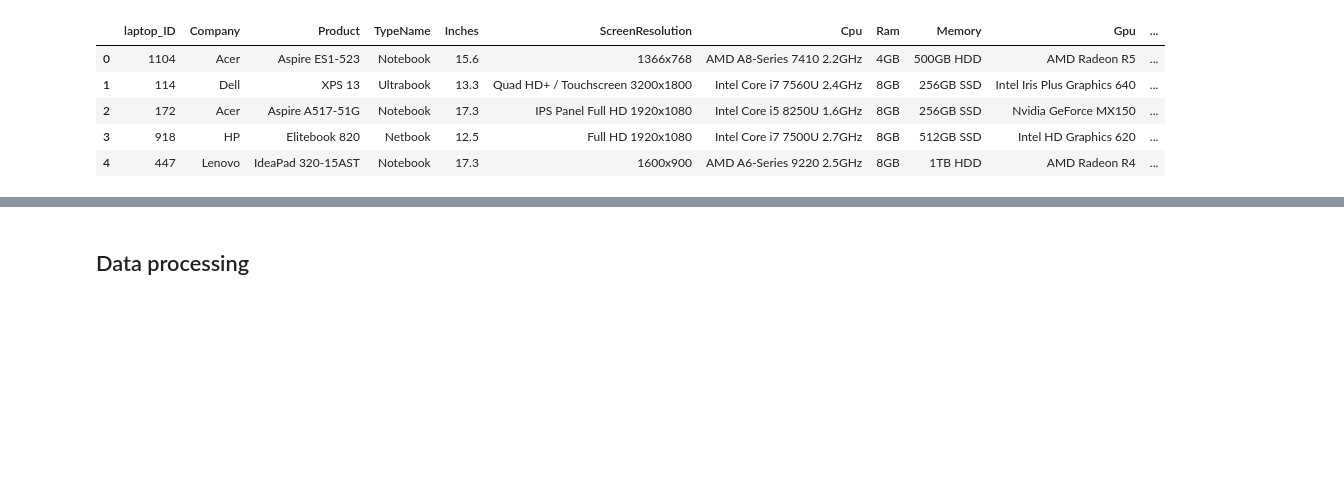
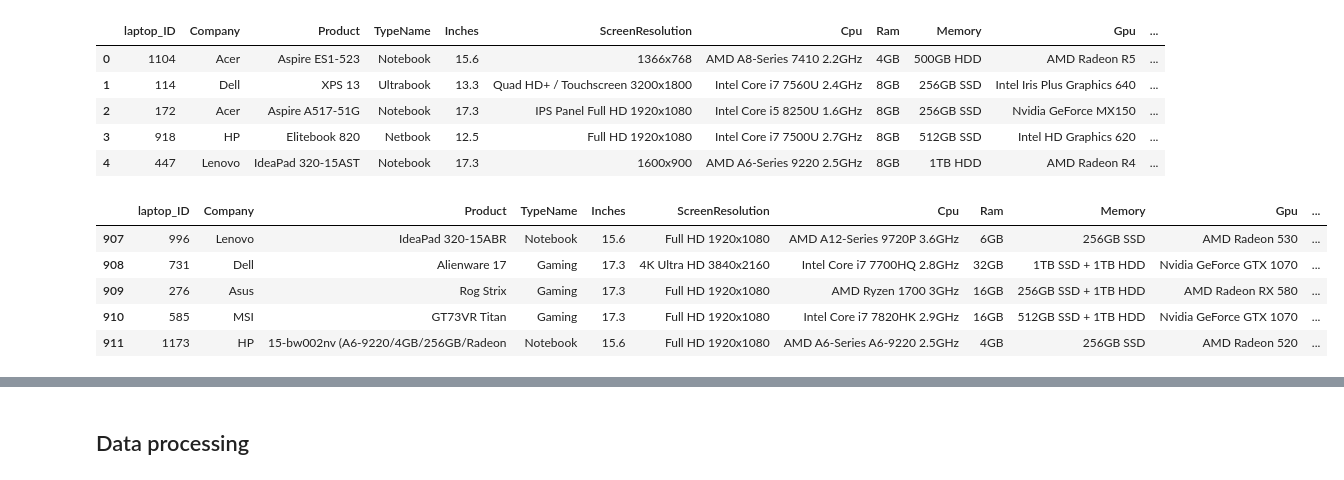
Before and after one commit to mariaortizz/DS_PT_09_2023, a Jupyter notebook: Machine_Learning/1-Supervisado/1-Regression/Kaggle1/Kaggle_Ayuda_j.ipynb, the cells around one changed output, grey strips where cells are left out. Cells and saved outputs as stored; diff of their text form; code cells hidden in the pictures; blank space fills up the shorter version.

```diff
--- a/Machine_Learning/1-Supervisado/1-Regression/Kaggle1/Kaggle_Ayuda_j.ipynb
+++ b/Machine_Learning/1-Supervisado/1-Regression/Kaggle1/Kaggle_Ayuda_j.ipynb
@@ -46,3 +46,12 @@ train.head()
 | 2 | 172 | Acer | Aspire A517-51G | Notebook | 17.3 | IPS Panel Full HD 1920x1080 | Intel Core i5 8250U 1.6GHz | 8GB | 256GB SSD | Nvidia GeForce MX150 | ... |
 | 3 | 918 | HP | Elitebook 820 | Netbook | 12.5 | Full HD 1920x1080 | Intel Core i7 7500U 2.7GHz | 8GB | 512GB SSD | Intel HD Graphics 620 | ... |
 | 4 | 447 | Lenovo | IdeaPad 320-15AST | Notebook | 17.3 | 1600x900 | AMD A6-Series 9220 2.5GHz | 8GB | 1TB HDD | AMD Radeon R4 | ... |
+# %%
+train.tail()
+# %% [output]
+|  | laptop_ID | Company | Product | TypeName | Inches | ScreenResolution | Cpu | Ram | Memory | Gpu | ... |
+| 907 | 996 | Lenovo | IdeaPad 320-15ABR | Notebook | 15.6 | Full HD 1920x1080 | AMD A12-Series 9720P 3.6GHz | 6GB | 256GB SSD | AMD Radeon 530 | ... |
+| 908 | 731 | Dell | Alienware 17 | Gaming | 17.3 | 4K Ultra HD 3840x2160 | Intel Core i7 7700HQ 2.8GHz | 32GB | 1TB SSD + 1TB HDD | Nvidia GeForce GTX 1070 | ... |
+| 909 | 276 | Asus | Rog Strix | Gaming | 17.3 | Full HD 1920x1080 | AMD Ryzen 1700 3GHz | 16GB | 256GB SSD + 1TB HDD | AMD Radeon RX 580 | ... |
+| 910 | 585 | MSI | GT73VR Titan | Gaming | 17.3 | Full HD 1920x1080 | Intel Core i7 7820HK 2.9GHz | 16GB | 512GB SSD + 1TB HDD | Nvidia GeForce GTX 1070 | ... |
+| 911 | 1173 | HP | 15-bw002nv (A6-9220/4GB/256GB/Radeon | Notebook | 15.6 | Full HD 1920x1080 | AMD A6-Series A6-9220 2.5GHz | 4GB | 256GB SSD | AMD Radeon 520 | ... |
```
Also changed, not shown: parts of 6 cells of this notebook.
